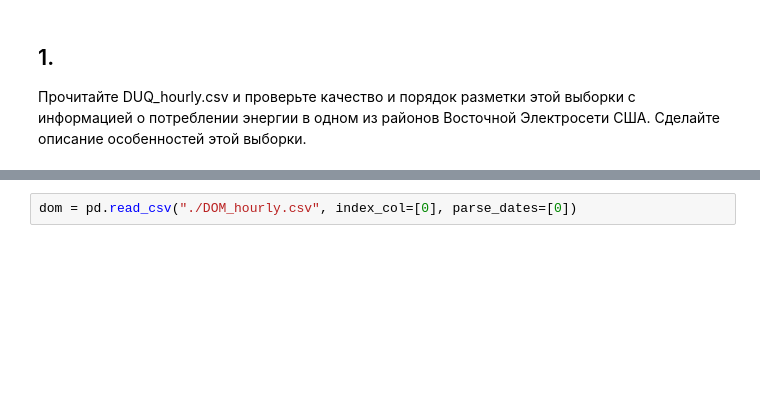
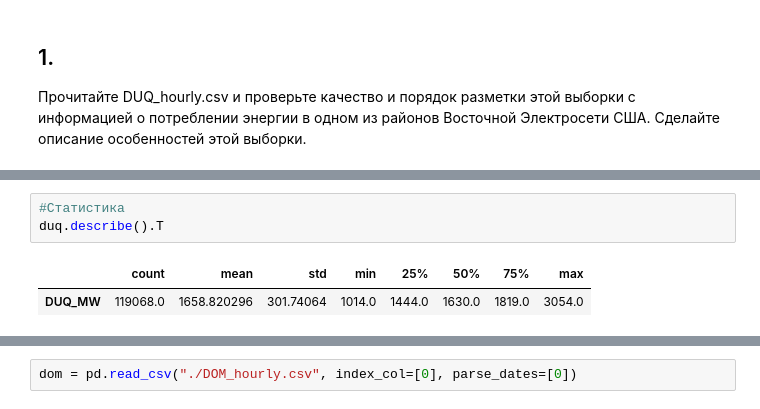
Before and after one commit to Svetorus/Time-Series, a Jupyter notebook: TS_1.ipynb, the cells around one changed output, grey strips where cells are left out. Saved outputs shown, nothing was run; the diff lists cells and outputs as text; blank space fills up the shorter version.

```diff
--- a/TS_1.ipynb
+++ b/TS_1.ipynb
@@ -16,0 +38,6 @@ warnings.filterwarnings('ignore')
+# %%
+#Статистика
+duq.describe().T
+# %% [output]
+|  | count | mean | std | min | 25% | 50% | 75% | max |
+| DUQ_MW | 119068.0 | 1658.820296 | 301.74064 | 1014.0 | 1444.0 | 1630.0 | 1819.0 | 3054.0 |
```
Also changed, not shown: parts of 14 cells of this notebook.
